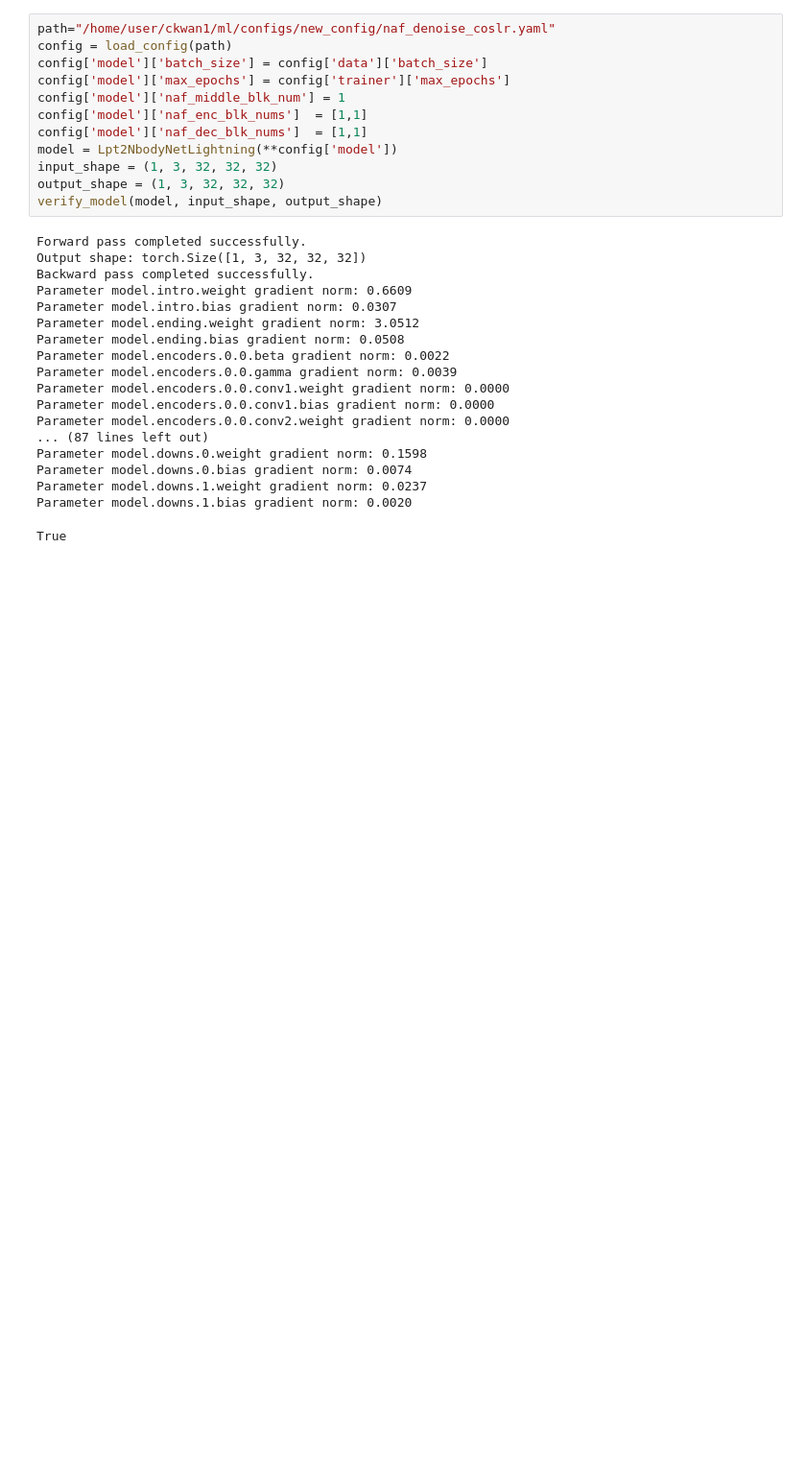
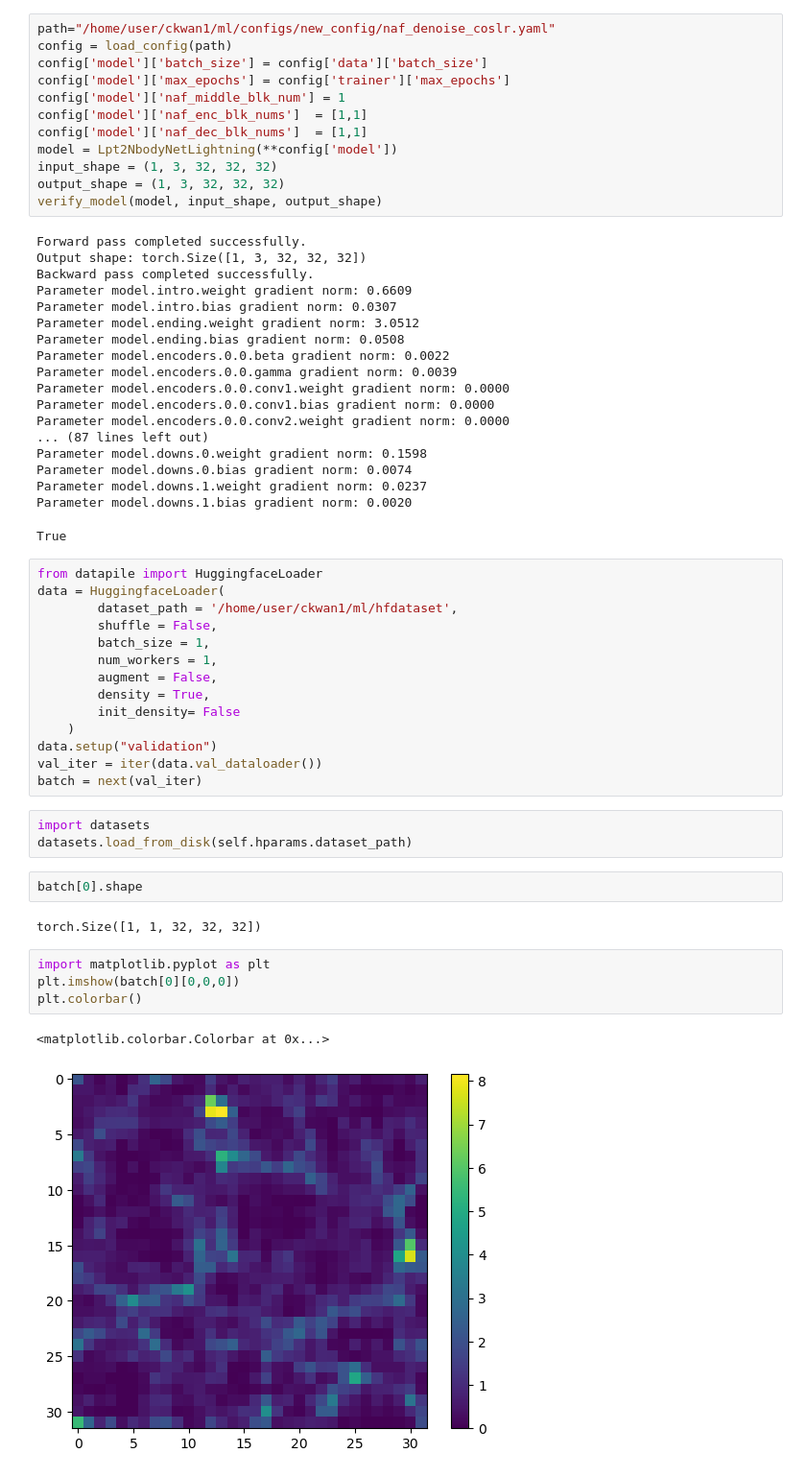
Before and after one commit to spilopelia/fyp_deeplearning, a Jupyter notebook: misc.ipynb, the cells around one changed output. Shown: that part at 96% size. Drawn from its saved outputs; the diff is of its cells as text; blank space fills up the shorter version.

```diff
--- a/misc.ipynb
+++ b/misc.ipynb
@@ -98,3 +98,31 @@ Parameter model.downs.0.bias gradient norm: 0.0074
 Parameter model.downs.1.weight gradient norm: 0.0237
 Parameter model.downs.1.bias gradient norm: 0.0020
 True
+# %%
+from datapile import HuggingfaceLoader
+data = HuggingfaceLoader(
+        dataset_path = '/home/user/ckwan1/ml/hfdataset',
+        shuffle = False,
+        batch_size = 1,
+        num_workers = 1,
+        augment = False,
+        density = True,
+        init_density= False
+    )
+data.setup("validation")
+val_iter = iter(data.val_dataloader())
+batch = next(val_iter)
+# %%
+import datasets
+datasets.load_from_disk(self.hparams.dataset_path)
+# %%
+batch[0].shape
+# %% [output]
+torch.Size([1, 1, 32, 32, 32])
+# %%
+import matplotlib.pyplot as plt
+plt.imshow(batch[0][0,0,0])
+plt.colorbar()
+# %% [output]
+<matplotlib.colorbar.Colorbar at 0x...>
+[figure, added]
```
Also changed, not shown: parts of 2 cells of this notebook, 12 other files.
